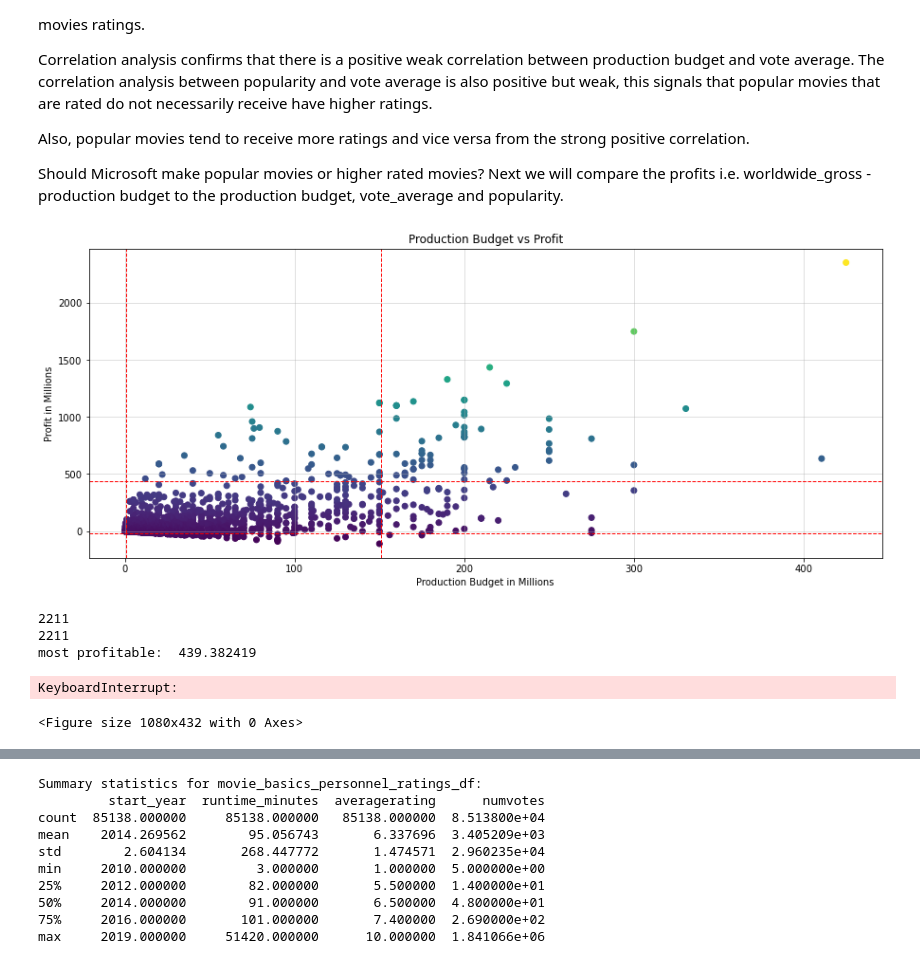
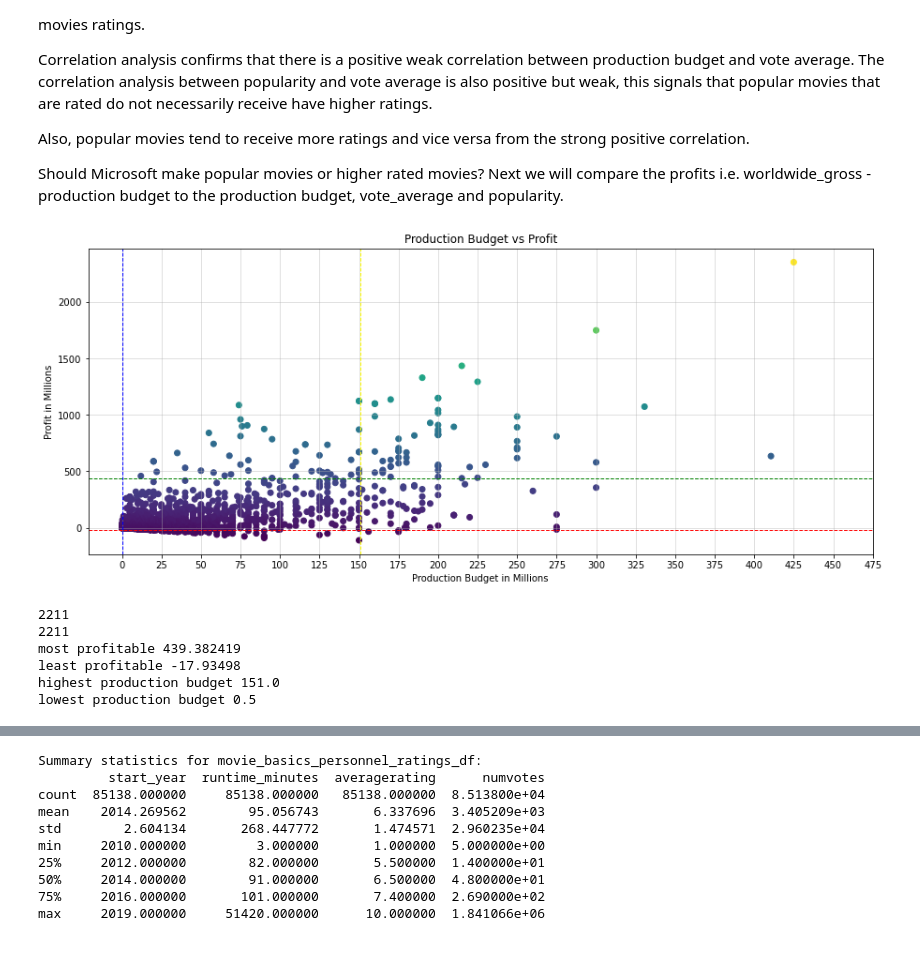
Before and after one commit to MMJGGR/Phase_1_Project, a Jupyter notebook: index.ipynb, the cells around one changed output, grey strips where cells are left out. Drawn from its saved outputs; the diff is of its cells as text; code cells hidden in the pictures.

Commit message:
some additional visualizations and analysis

```diff
--- a/index.ipynb
+++ b/index.ipynb
@@ -809,37 +826,40 @@ Next we will compare the profits i.e. worldwide_gross - production budget  to th
 # %%
 #scatterplot showing a distribution of movie profit and production budgets
 profit = (tmdb_movies_performance_df['worldwide_gross']-tmdb_movies_performance_df['production_budget'])/1000000
 most_profitable = profit.quantile(0.95)
 least_profitable = profit.quantile(0.05)
 
 production_budget = tmdb_movies_performance_df['production_budget']/1000000
 highest_production_budget = production_budget.quantile(0.95)
 lowest_production_budget = production_budget.quantile(0.05)
 
 
 plt.figure(figsize=(15,6))
 plt.scatter(production_budget, profit, c = profit, cmap = 'viridis')
-plt.axhline(most_profitable, color='red', linestyle='dashed', linewidth=1, label=f'95th Percentile Profit (${most_profitable:.2f} million)')
+plt.axhline(most_profitable, color='green', linestyle='dashed', linewidth=1, label=f'95th Percentile Profit (${most_profitable:.2f} million)')
 plt.axhline(least_profitable, color='red', linestyle='dashed', linewidth=1, label=f'95th Percentile Profit (${most_profitable:.2f} million)')
-plt.axvline(highest_production_budget, color='red', linestyle='dashed', linewidth=1, label=f'95th Percentile Profit (${most_profitable:.2f} million)')
-plt.axvline(lowest_production_budget, color='red', linestyle='dashed', linewidth=1, label=f'95th Percentile Profit (${most_profitable:.2f} million)')
+plt.axvline(highest_production_budget, color='yellow', linestyle='dashed', linewidth=1, label=f'95th Percentile Profit (${most_profitable:.2f} million)')
+plt.axvline(lowest_production_budget, color='blue', linestyle='dashed', linewidth=1, label=f'95th Percentile Profit (${most_profitable:.2f} million)')
+
+plt.xticks(np.arange(0, 500, step=25))
 
 plt.xlabel('Production Budget in Millions')
 plt.ylabel('Profit in Millions')
 plt.title('Production Budget vs Profit')
 plt.grid(axis='both', alpha=0.5)
 plt.show()
 
-print(profits.count())
+print(profit.count())
 print(production_budget.count())
 print('most profitable', most_profitable)
 print('least profitable', least_profitable)
 print('highest production budget', highest_production_budget)
 print('lowest production budget', lowest_production_budget)
 # %% [output]
-[figure, old version]
+[figure, new version]
 2211
 2211
-most profitable:  439.382419
+most profitable 439.382419
+least profitable -17.93498
+highest production budget 151.0
+lowest production budget 0.5
-KeyboardInterrupt:
-<Figure size 1080x432 with 0 Axes>
```
Also changed, not shown: parts of 8 cells of this notebook.
